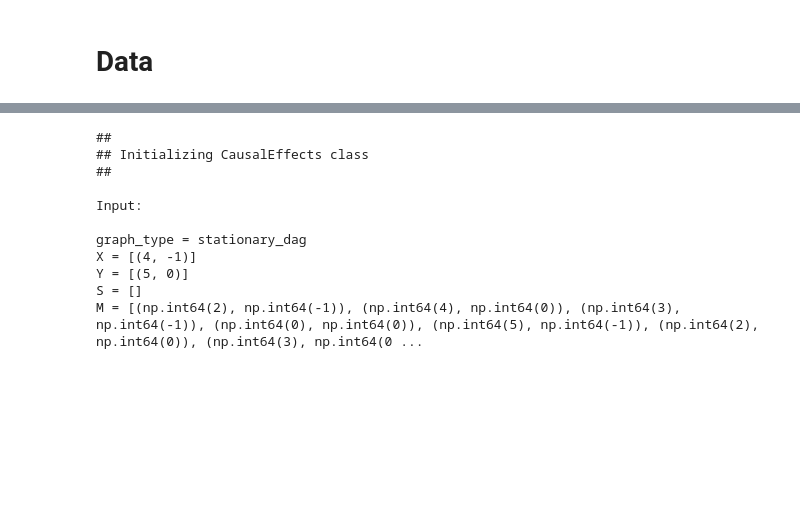
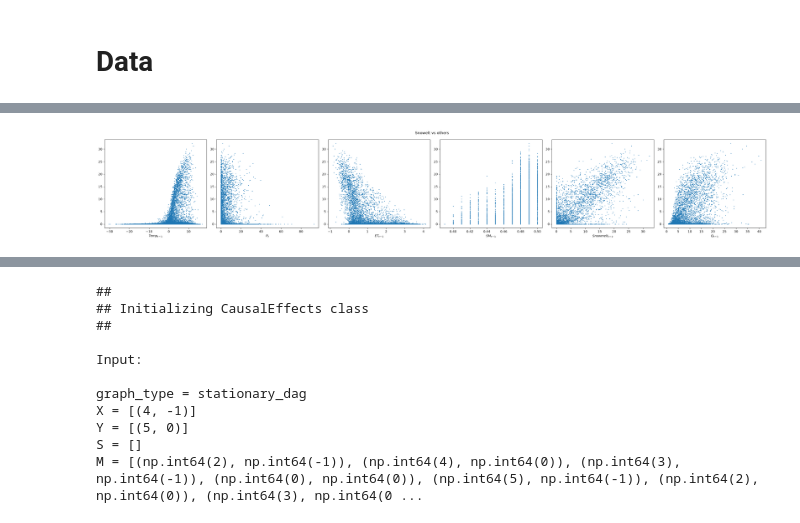
Before and after one commit to tripleUU-U/snow_causal_inference, a Jupyter notebook: code/basin_workflow.ipynb, the cells around one changed output, grey strips where cells are left out. Saved outputs shown, nothing was run; the diff lists cells and outputs as text; code cells hidden in the pictures; blank space fills up the shorter version.

```diff
--- a/code/basin_workflow.ipynb
+++ b/code/basin_workflow.ipynb
@@ -218,0 +217,24 @@ tp.plot_time_series_graph(graph=graph, var_names=vars_df.columns, curved_radius=
+# %%
+# Plot snow vs others
+
+fig, axs = plt.subplots(1, 6, figsize=(30,5))
+
+axs[0].scatter(x=vars_df.TEMP[:-1], y=vars_df.SNO[1:], s=size)
+axs[0].set_xlabel("$Temp_{t-1}$")
+axs[1].scatter(x=vars_df.P, y=vars_df.SNO, s=size)
+axs[1].set_xlabel("$P_t$")
+axs[2].scatter(x=vars_df.ET[:-1], y=vars_df.SNO[1:], s=size)
+axs[2].set_xlabel("$ET_{t-1}$")
+axs[3].scatter(x=vars_df.SM[:-1], y=vars_df.SNO[1:], s=size)
+axs[3].set_xlabel("$SM_{t-1}$")
+axs[4].scatter(x=vars_df.SNO[:-2], y=vars_df.SNO[2:], s=size)
+axs[4].set_xlabel("$Snowmelt_{t-2}$")
+axs[5].scatter(x=vars_df.Q[:-1], y=vars_df.SNO[1:], s=size)
+axs[5].set_xlabel("$Q_{t-1}$")
+
+
+fig.suptitle("Snowelt vs others")
+#fig.supylabel("$Snowmelt_t$")
+plt.tight_layout()
+# %% [output]
+[figure, added]
```
Also changed, not shown: parts of 17 cells of this notebook, 2 other files.
